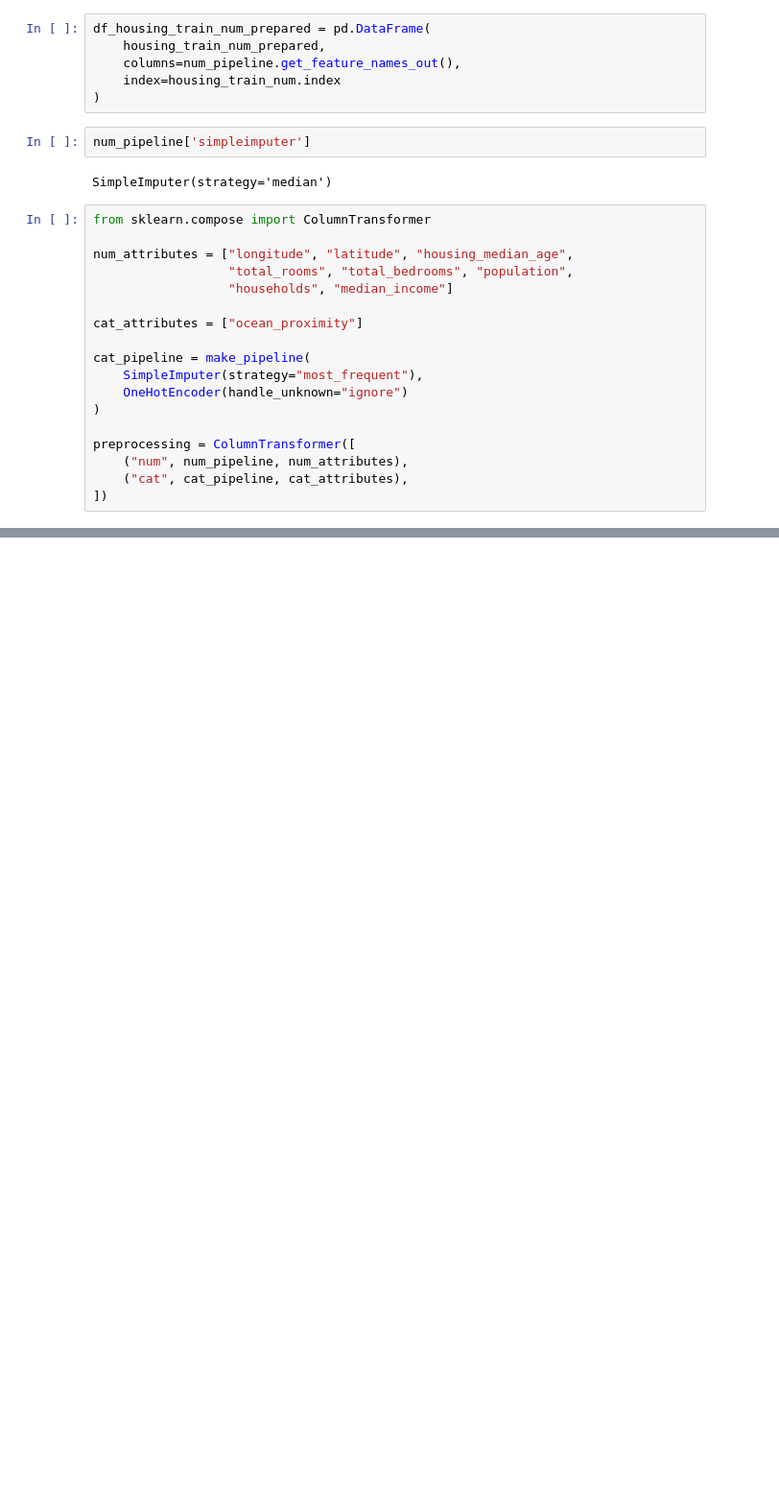
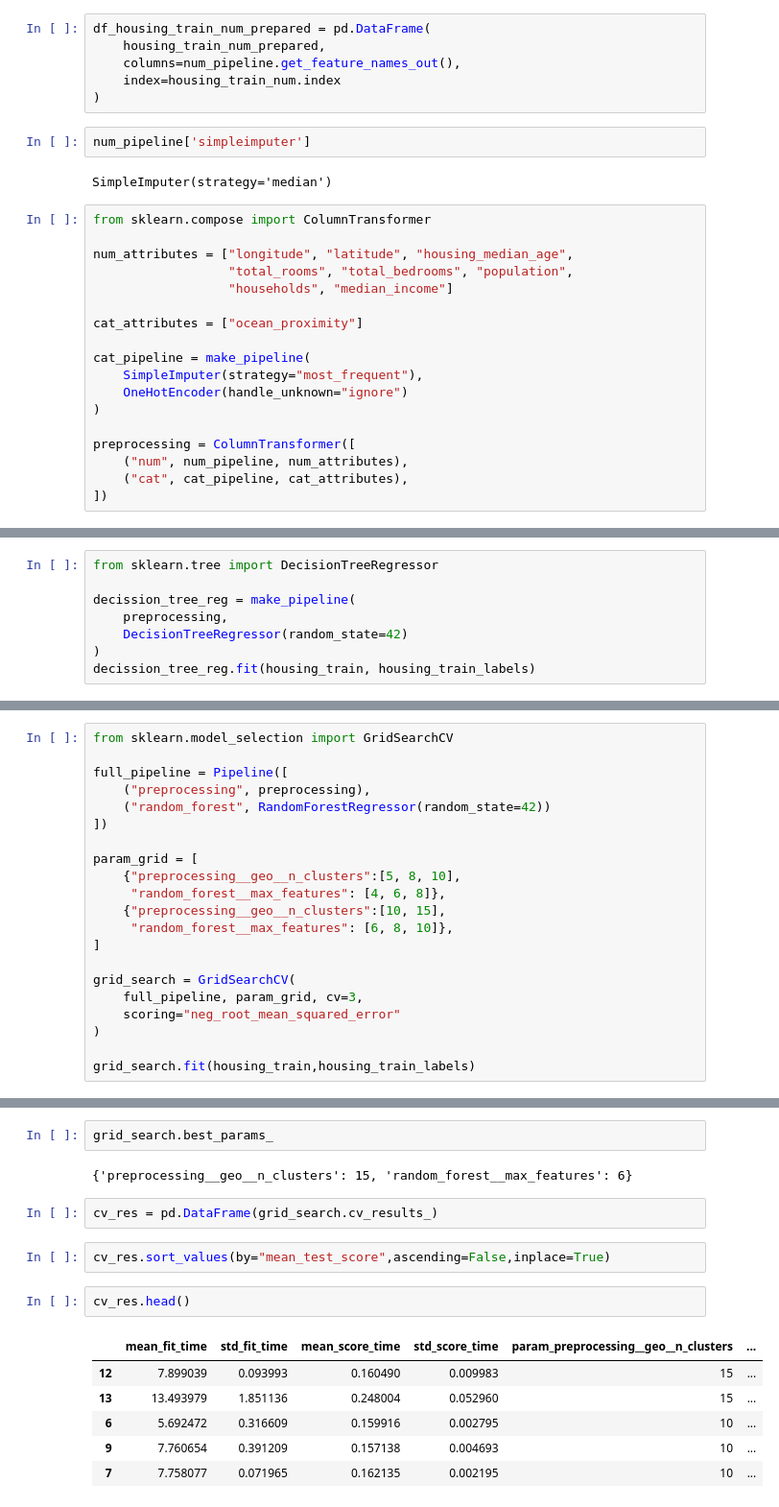
Before and after one commit to BUFONJOKER/ml_projects_hands_on_ml_book_chapter2, a Jupyter notebook: main.ipynb, the cells around one changed output, grey strips where cells are left out. Shown at 96% size. Drawn from its saved outputs; the diff is of its cells as text; blank space fills up the shorter version.

```diff
--- a/main.ipynb
+++ b/main.ipynb
@@ -1254,0 +1423,8 @@ preprocessing = ColumnTransformer([
+# %%
+from sklearn.tree import DecisionTreeRegressor
+
+decission_tree_reg = make_pipeline(
+    preprocessing,
+    DecisionTreeRegressor(random_state=42)
+)
+decission_tree_reg.fit(housing_train, housing_train_labels)
@@ -1254,0 +1505,21 @@ preprocessing = ColumnTransformer([
+# %%
+from sklearn.model_selection import GridSearchCV
+
+full_pipeline = Pipeline([
+    ("preprocessing", preprocessing),
+    ("random_forest", RandomForestRegressor(random_state=42))
+])
+
+param_grid = [
+    {"preprocessing__geo__n_clusters":[5, 8, 10],
+     "random_forest__max_features": [4, 6, 8]},
+    {"preprocessing__geo__n_clusters":[10, 15],
+     "random_forest__max_features": [6, 8, 10]},
+]
+
+grid_search = GridSearchCV(
+    full_pipeline, param_grid, cv=3,
+    scoring="neg_root_mean_squared_error"
+)
+
+grid_search.fit(housing_train,housing_train_labels)
@@ -1254,0 +1546,17 @@ preprocessing = ColumnTransformer([
+# %%
+grid_search.best_params_
+# %% [output]
+{'preprocessing__geo__n_clusters': 15, 'random_forest__max_features': 6}
+# %%
+cv_res = pd.DataFrame(grid_search.cv_results_)
+# %%
+cv_res.sort_values(by="mean_test_score",ascending=False,inplace=True)
+# %%
+cv_res.head()
+# %% [output]
+|  | mean_fit_time | std_fit_time | mean_score_time | std_score_time | param_preprocessing__geo__n_clusters | ... |
+| 12 | 7.899039 | 0.093993 | 0.160490 | 0.009983 | 15 | ... |
+| 13 | 13.493979 | 1.851136 | 0.248004 | 0.052960 | 15 | ... |
+| 6 | 5.692472 | 0.316609 | 0.159916 | 0.002795 | 10 | ... |
+| 9 | 7.760654 | 0.391209 | 0.157138 | 0.004693 | 10 | ... |
+| 7 | 7.758077 | 0.071965 | 0.162135 | 0.002195 | 10 | ... |
```
Also changed, not shown: parts of 59 cells of this notebook, 2 other files.
